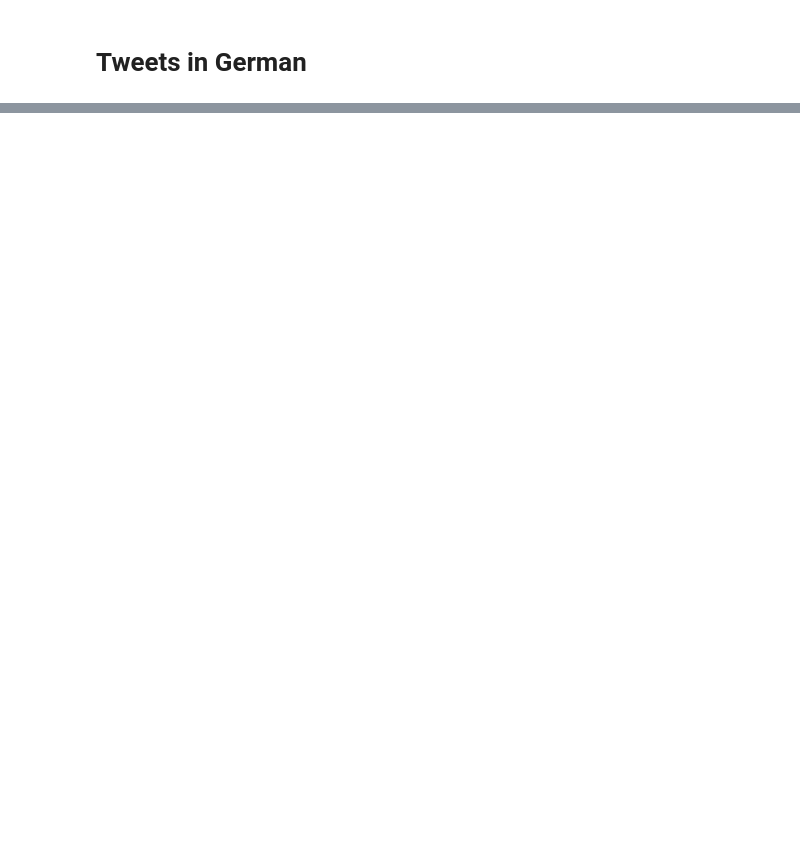
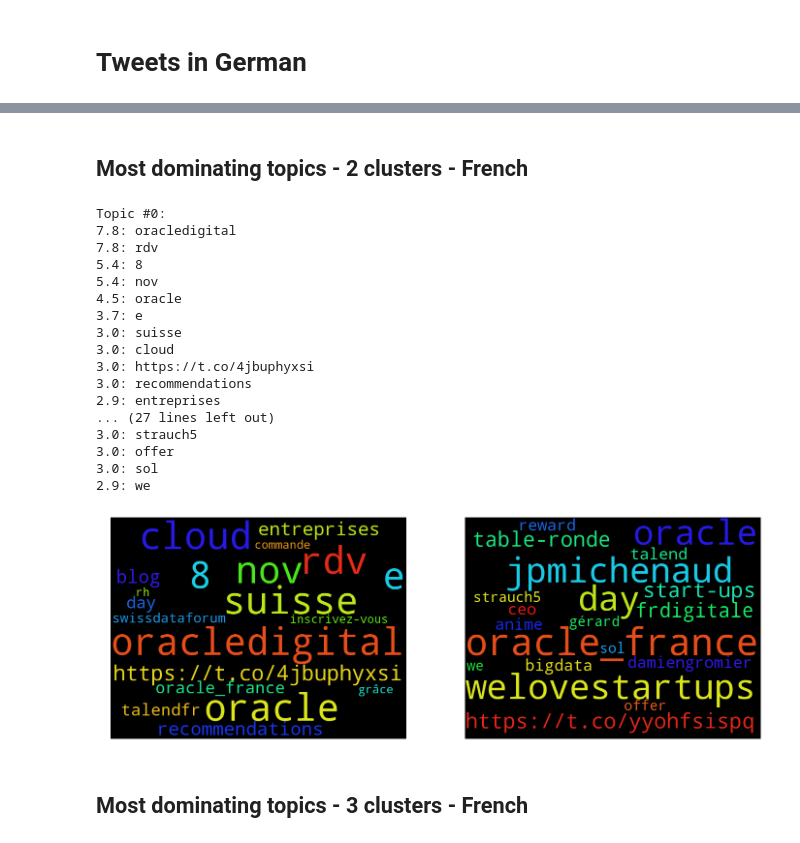
Before and after one commit to skeydan/twitter_topics, a Jupyter notebook: describe_tweets_1.ipynb, the cells around one changed output, grey strips where cells are left out. Drawn from its saved outputs; the diff is of its cells as text; code cells hidden in the pictures; blank space fills up the shorter version.

```diff
--- a/describe_tweets_1.ipynb
+++ b/describe_tweets_1.ipynb
@@ -241,0 +438,18 @@ Name: text_wo_#@, dtype: object
+# %%
+tweets_french = pd.read_csv(french_file, encoding='utf-8',
+                              usecols = ['id_str', 'user_id', 'created_at', 'lang', 'text', 'favorite_count', 'entities',
+                                         'in_reply_to_screen_name', 'in_reply_to_status_id_str', 'in_reply_to_user_id',
+                                         'retweet_count', 'quoted_status_id_str', 'text_tokenized', 'text_processed'],
+                              converters={"text_tokenized": literal_eval, "text_processed": literal_eval})
+
+tweets_french['text_wo_#'] = tweets_french['text_processed'].apply(lambda x: remove_hash(x))
+tweets_french['text_wo_#@'] = tweets_french['text_wo_#'].apply(lambda x: remove_at(x))
+
+X_train_fr = tweets_french['text_wo_#@'].apply(lambda x: ' '.join(x))
+
+stopwords_nltk = set(stopwords.words("french"))
+stopwords_nltk
+relevant_words = set([])
+
+additional_stopwords = set(['les'])
+stopwords_filtered = list(additional_stopwords.union(stopwords_nltk.difference(relevant_words)))
@@ -241,0 +470,11 @@ Name: text_wo_#@, dtype: object
+# %%
+vectorizer = CountVectorizer(analyzer = "word", tokenizer = str.split,
+                                    stop_words = stopwords_filtered, max_features = 100000, ngram_range = (1,1))
+words_matrix = vectorizer.fit_transform(X_train_fr)
+feature_names = vectorizer.get_feature_names()
+# %%
+lda_models = []
+for n_topics in range(1,5):
+    lda = LatentDirichletAllocation(n_topics = n_topics, random_state=0)
+    lda.fit(words_matrix)
+    lda_models.append(lda)
@@ -241,0 +504,31 @@ Name: text_wo_#@, dtype: object
+# %% [markdown]
+## Most dominating topics - 2 clusters - French
+# %%
+model = lda_models[1]
+n_top_words = 20
+print_top_words(model, n_top_words)
+
+fig, (ax1, ax2) = plt.subplots(1, 2, figsize = (24,16))
+axes = [ax1, ax2]
+show_word_clouds(model, axes, n_top_words)
+# %% [output]
+Topic #0:
+7.8: oracledigital
+7.8: rdv
+5.4: 8
+5.4: nov
+4.5: oracle
+3.7: e
+3.0: suisse
+3.0: cloud
+3.0: https://t.co/4jbuphyxsi
+3.0: recommendations
+2.9: entreprises
+... (27 lines left out)
+3.0: strauch5
+3.0: offer
+3.0: sol
+2.9: we
+[figure, added]
+# %% [markdown]
+## Most dominating topics - 3 clusters - French
```
Also changed, not shown: parts of 28 cells of this notebook, 2 other files.
